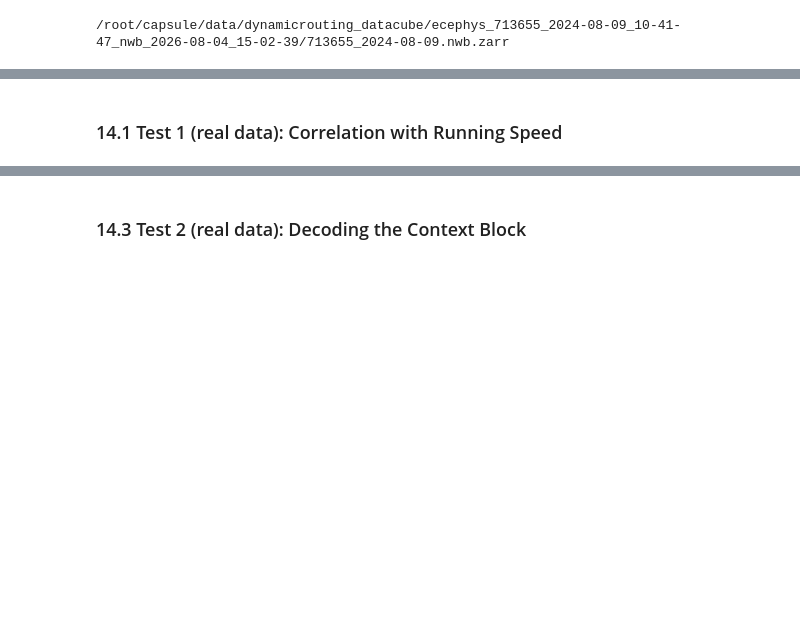
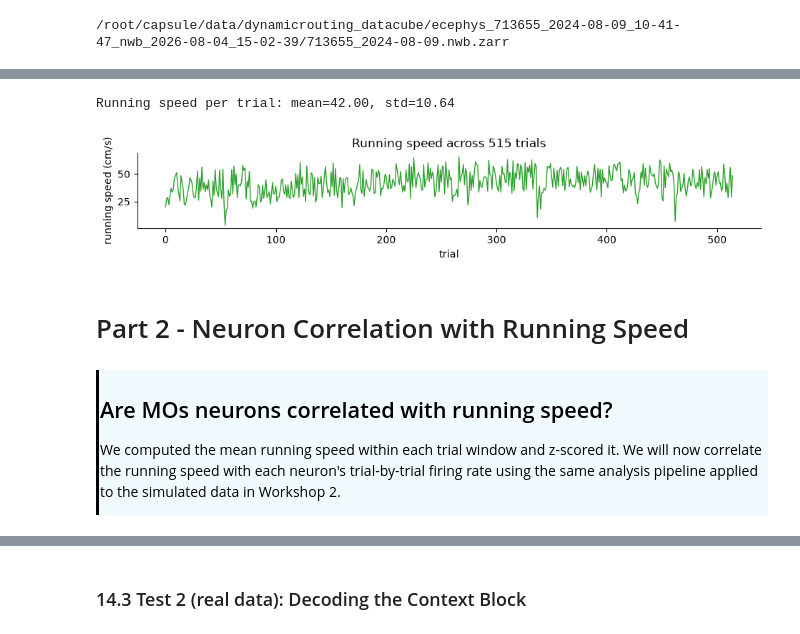
Before and after one commit to AllenSWDB/SWDB_2026_Good_Analysis, a Jupyter notebook: code/Workshop2-extended.ipynb, the cells around one changed output, grey strips where cells are left out. Saved outputs shown, nothing was run; the diff lists cells and outputs as text; code cells hidden in the pictures; blank space fills up the shorter version.

```diff
--- a/code/Workshop2-extended.ipynb
+++ b/code/Workshop2-extended.ipynb
@@ -333,2 +324,34 @@ print('Expected false positives at p<0.05:', int(0.05 * n_neurons_dr))
+# %%
+# Retrieve running speed
+rs               = session.processing["behavior"]["running_speed"]
+running_speed_dr = rs.data[:]
+running_times_dr = rs.timestamps[:]
+
+# Average within each trial window
+running_trial_dr = np.array([
+    np.mean(np.abs(running_speed_dr[(running_times_dr >= ts) &
+                                    (running_times_dr <  te)]))
+    for ts, te in zip(t_starts, t_stops)
+])
+
+running_z_dr = ((running_trial_dr - running_trial_dr.mean())
+                / (running_trial_dr.std() + 1e-9))
+
+print(f'Running speed per trial: mean={running_trial_dr.mean():.2f}, std={running_trial_dr.std():.2f}')
+
+fig, ax = plt.subplots(figsize=(9.5, 2))
+ax.plot(running_trial_dr, color='tab:green', lw=1.0)
+ax.set_xlabel('trial'); ax.set_ylabel('running speed (cm/s)')
+ax.set_title(f'Running speed across {n_trials_dr} trials')
+plt.tight_layout(); plt.show()
+# %% [output]
+Running speed per trial: mean=42.00, std=10.64
+[figure, added]
+# %% [markdown]
+# Part 2 - Neuron Correlation with Running Speed
 # %% [markdown]
-### 14.1 Test 1 (real data): Correlation with Running Speed
+<div style="border-left: 3px solid #000; padding: 1px; padding-left: 10px; background: #F0FAFF;  max-width: 90%; overflow-x: auto; color: #000000;">
+
+## Are MOs neurons correlated with running speed?
+
+We computed the mean running speed within each trial window and z-scored it. We will now correlate the running speed with each neuron's trial-by-trial firing rate using the same analysis pipeline applied to the simulated data in Workshop 2.
```
Also changed, not shown: parts of 29 cells of this notebook, 2 other files.
